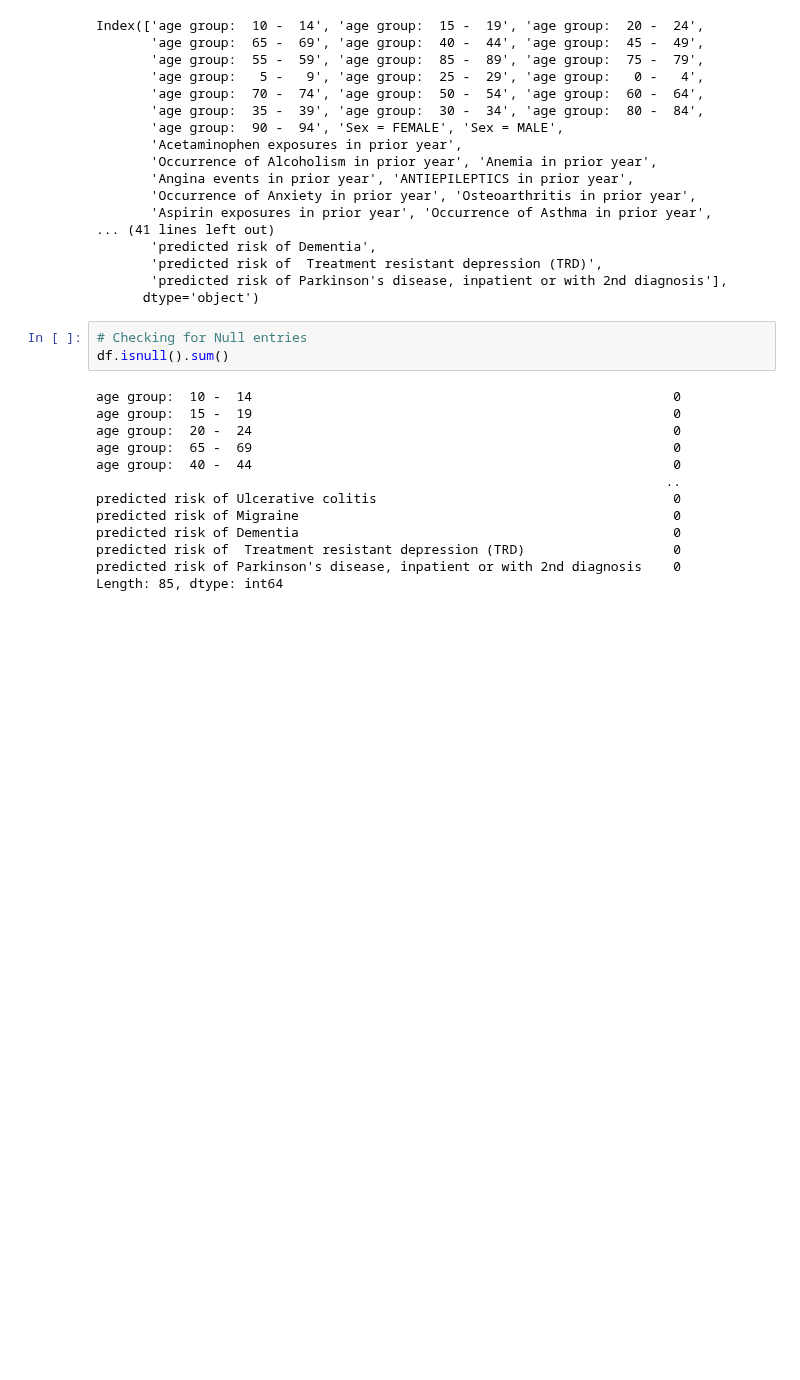
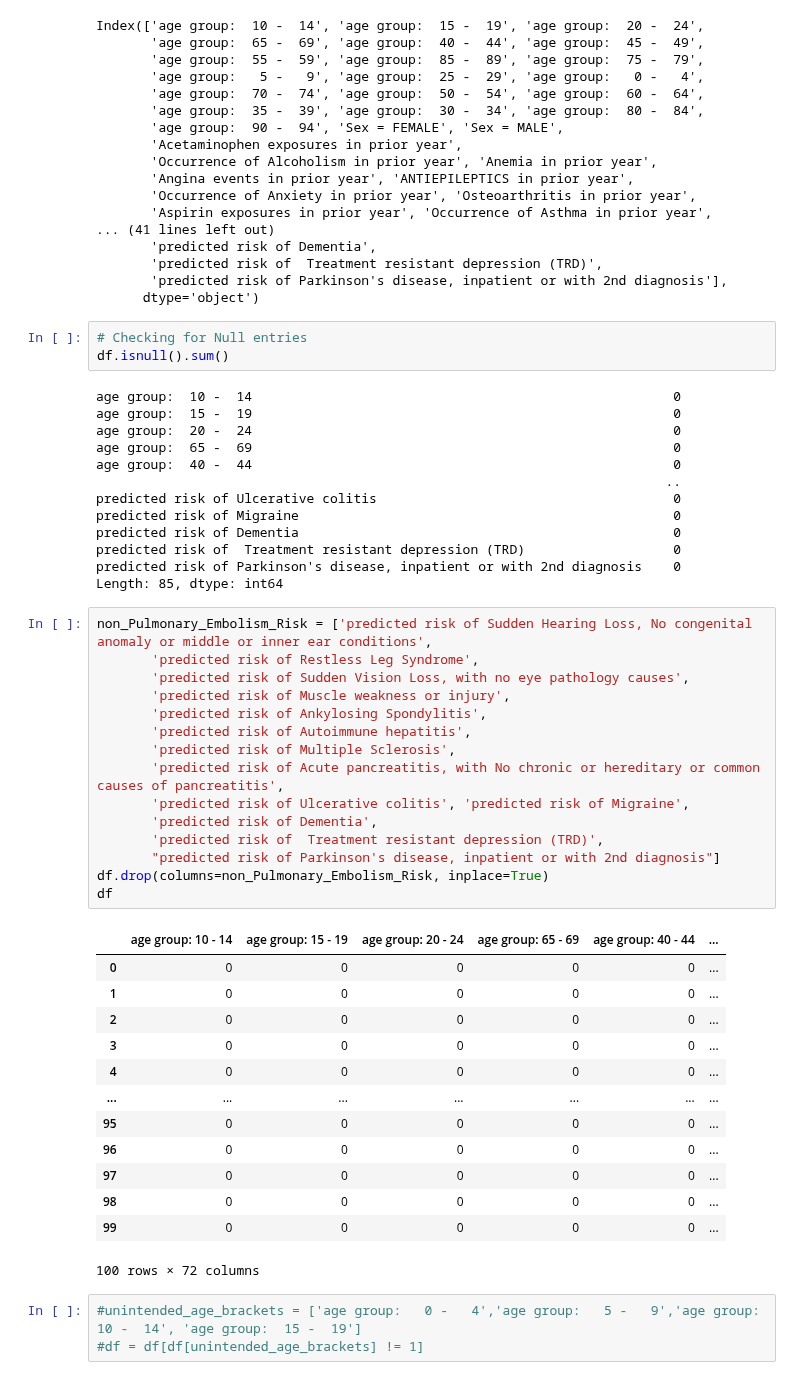
Before and after one commit to KishanYern/Data-Science-Project, a Jupyter notebook: Patient_Risk_Profiles.ipynb, the cells around one changed output. Saved outputs shown, nothing was run; the diff lists cells and outputs as text; blank space fills up the shorter version.

```diff
--- a/Patient_Risk_Profiles.ipynb
+++ b/Patient_Risk_Profiles.ipynb
@@ -119,3 +119,35 @@ predicted risk of Dementia                                                0
 predicted risk of  Treatment resistant depression (TRD)                   0
 predicted risk of Parkinson's disease, inpatient or with 2nd diagnosis    0
 Length: 85, dtype: int64
+# %%
+non_Pulmonary_Embolism_Risk = ['predicted risk of Sudden Hearing Loss, No congenital anomaly or middle or inner ear conditions',
+       'predicted risk of Restless Leg Syndrome',
+       'predicted risk of Sudden Vision Loss, with no eye pathology causes',
+       'predicted risk of Muscle weakness or injury',
+       'predicted risk of Ankylosing Spondylitis',
+       'predicted risk of Autoimmune hepatitis',
+       'predicted risk of Multiple Sclerosis',
+       'predicted risk of Acute pancreatitis, with No chronic or hereditary or common causes of pancreatitis',
+       'predicted risk of Ulcerative colitis', 'predicted risk of Migraine',
+       'predicted risk of Dementia',
+       'predicted risk of  Treatment resistant depression (TRD)',
+       "predicted risk of Parkinson's disease, inpatient or with 2nd diagnosis"]
+df.drop(columns=non_Pulmonary_Embolism_Risk, inplace=True)
+df
+# %% [output]
+|  | age group: 10 - 14 | age group: 15 - 19 | age group: 20 - 24 | age group: 65 - 69 | age group: 40 - 44 | ... |
+| 0 | 0 | 0 | 0 | 0 | 0 | ... |
+| 1 | 0 | 0 | 0 | 0 | 0 | ... |
+| 2 | 0 | 0 | 0 | 0 | 0 | ... |
+| 3 | 0 | 0 | 0 | 0 | 0 | ... |
+| 4 | 0 | 0 | 0 | 0 | 0 | ... |
+| ... | ... | ... | ... | ... | ... | ... |
+| 95 | 0 | 0 | 0 | 0 | 0 | ... |
+| 96 | 0 | 0 | 0 | 0 | 0 | ... |
+| 97 | 0 | 0 | 0 | 0 | 0 | ... |
+| 98 | 0 | 0 | 0 | 0 | 0 | ... |
+| 99 | 0 | 0 | 0 | 0 | 0 | ... |
+100 rows × 72 columns
+# %%
+#unintended_age_brackets = ['age group:   0 -   4','age group:   5 -   9','age group:  10 -  14', 'age group:  15 -  19']
+#df = df[df[unintended_age_brackets] != 1]
```
